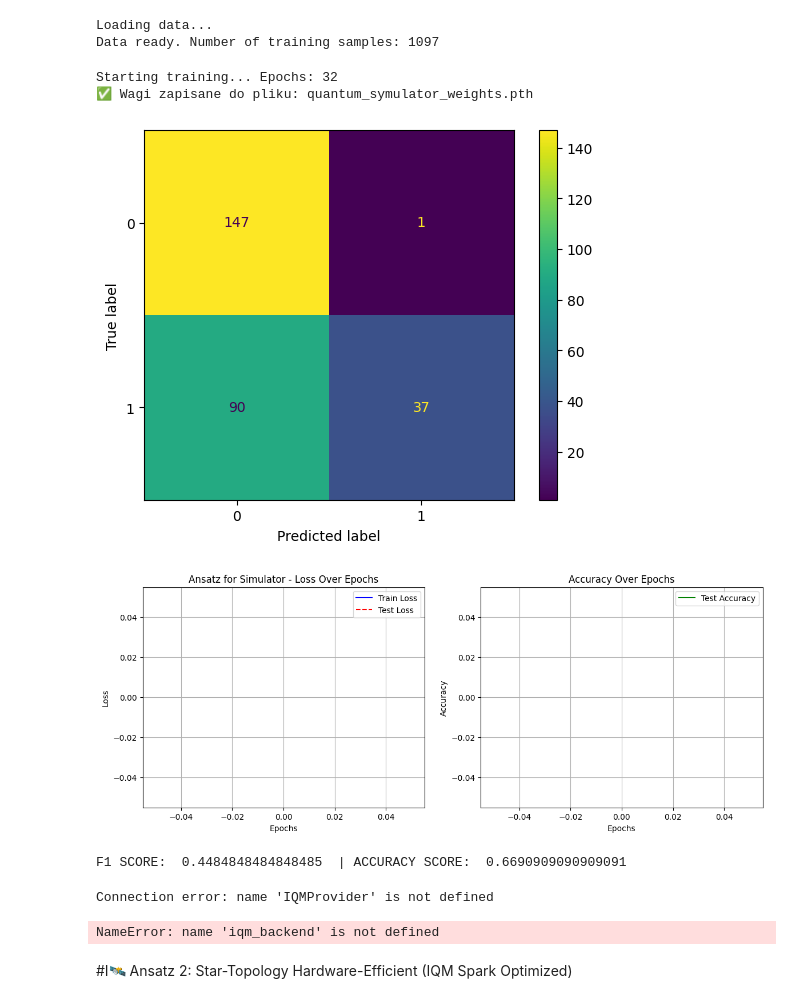
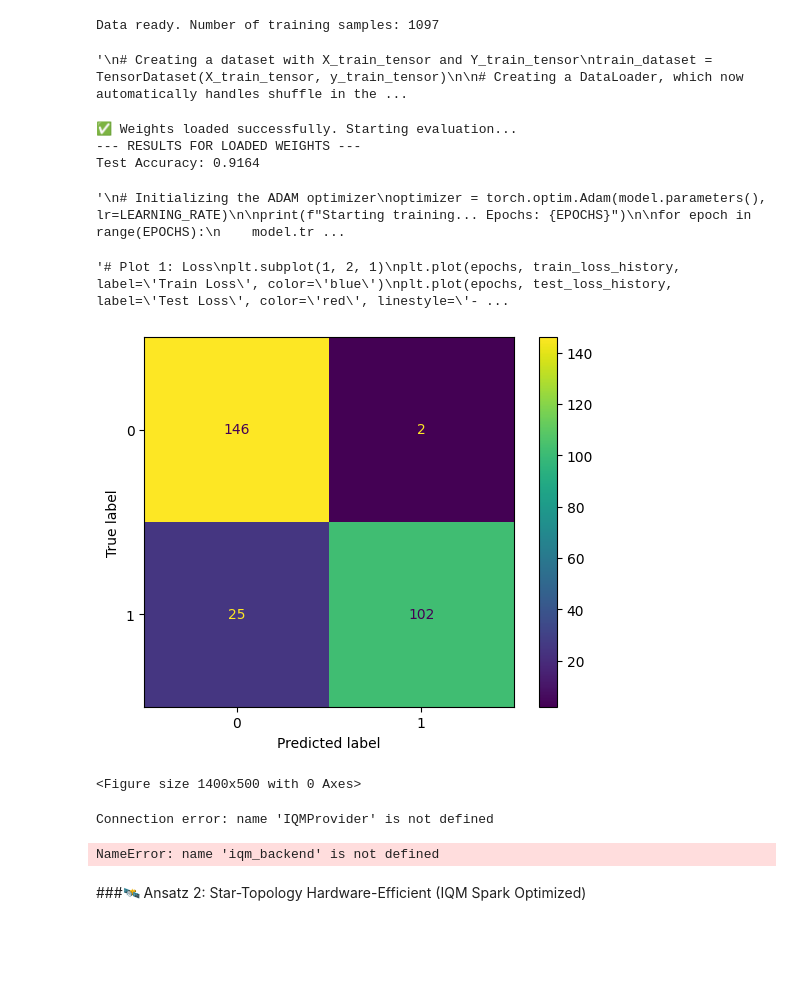
Before and after one commit to Kolo-Naukowe-Axion/QC1, a Jupyter notebook: ansatz_comparison.ipynb, the cells around one changed output. Saved outputs shown, nothing was run; the diff lists cells and outputs as text; code cells hidden in the pictures; blank space fills up the shorter version.

```diff
--- a/ansatz_comparison.ipynb
+++ b/ansatz_comparison.ipynb
@@ -456,7 +471,7 @@ class HybridModel(nn.Module):
     def forward(self, x):
         return self.quantum_layer(x)
 # %%
-EPOCHS = 32
+'''EPOCHS = 32
 BATCH_SIZE = 16
 LEARNING_RATE = 0.01
 
@@ -465,7 +480,7 @@ test_loss_history = []
 acc_history = []
 
 print("Loading data...")
-
+'''
 X_train, X_test, y_train_raw, y_test_raw = prepare_data()
 
 y_train = 2 * y_train_raw - 1
@@ -478,7 +493,6 @@ y_test = y_test.astype(np.float32)
 
 print(f"Data ready. Number of training samples: {len(X_train)}")
 # %% [output]
-Loading data...
 Data ready. Number of training samples: 1097
 # %%
 # --- Preparing the DataLoader ---
@@ -490,11 +504,14 @@ y_train_tensor = torch.tensor(y_train, dtype=torch.float32).reshape(-1, 1)
 X_test_tensor = torch.tensor(X_test, dtype=torch.float32)
 y_test_tensor = torch.tensor(y_test, dtype=torch.float32).reshape(-1, 1)
 
+'''
 # Creating a dataset with X_train_tensor and Y_train_tensor
 train_dataset = TensorDataset(X_train_tensor, y_train_tensor)
 
 # Creating a DataLoader, which now automatically handles shuffle in the training loop
-train_loader = DataLoader(train_dataset, batch_size=BATCH_SIZE, shuffle=True)
+train_loader = DataLoader(train_dataset, batch_size=BATCH_SIZE, shuffle=True)'''
+# %% [output]
+'\n# Creating a dataset with X_train_tensor and Y_train_tensor\ntrain_dataset = TensorDataset(X_train_tensor, y_train_tensor)\n\n# Creating a DataLoader, which now automatically handles shuffle in the ...
 # %%
 loss_function = torch.nn.MSELoss()
 
@@ -502,6 +519,22 @@ loss_function = torch.nn.MSELoss()
 final_ansatz = ansatz(5, 6)
 model = HybridModel(final_ansatz, 5)
 
+model.load_state_dict(torch.load("classic_ansatz_weights.pth"))
+model.eval()
+
+print("✅ Weights loaded successfully. Starting evaluation...")
+
+with torch.no_grad():
+    test_outputs = model(X_test_tensor)
+
+    predicted = (test_outputs > 0).float() * 2 - 1
+    correct = (predicted == y_test_tensor).sum().item()
+    test_accuracy = correct / len(y_test_tensor)
+
+print(f"--- RESULTS FOR LOADED WEIGHTS ---")
+print(f"Test Accuracy: {test_accuracy:.4f}")
+
+'''
 # Initializing the ADAM optimizer
 optimizer = torch.optim.Adam(model.parameters(), lr=LEARNING_RATE)
 
@@ -546,10 +579,12 @@ for epoch in range(EPOCHS):
 
 
 torch.save(model.state_dict(), "quantum_symulator_weights.pth")
-print(f"✅ Weights saved: quantum_symulator_weights.pth")
+print(f"✅ Weights saved: quantum_symulator_weights.pth")'''
 # %% [output]
-Starting training... Epochs: 32
-✅ Wagi zapisane do pliku: quantum_symulator_weights.pth
+✅ Weights loaded successfully. Starting evaluation...
+--- RESULTS FOR LOADED WEIGHTS ---
+Test Accuracy: 0.9164
+'\n# Initializing the ADAM optimizer\noptimizer = torch.optim.Adam(model.parameters(), lr=LEARNING_RATE)\n\nprint(f"Starting training... Epochs: {EPOCHS}")\n\nfor epoch in range(EPOCHS):\n    model.tr ...
 # %%
 with torch.no_grad():
     test_outputs_tensor = model(X_test_tensor)
@@ -557,39 +592,39 @@ with torch.no_grad():
 
 predicted = np.where(test_outputs > 0, 1, -1).flatten()
 
 c_matrix_display = ConfusionMatrixDisplay(confusion_matrix=confusion_matrix(y_test, predicted))
 c_matrix_display.plot()
 
-epochs = range(1, len(train_loss_history) + 1)
+#epochs = range(1, len(train_loss_history) + 1)
 
 plt.figure(figsize=(14, 5))
 
-# Plot 1: Loss
+'''# Plot 1: Loss
 plt.subplot(1, 2, 1)
 plt.plot(epochs, train_loss_history, label='Train Loss', color='blue')
 plt.plot(epochs, test_loss_history, label='Test Loss', color='red', linestyle='--')
 plt.title('Ansatz for Simulator - Loss Over Epochs')
 plt.xlabel('Epochs')
 plt.ylabel('Loss')
 plt.legend()
 plt.grid(True)
 
 # Plot 2: Accuracy
 plt.subplot(1, 2, 2)
 plt.plot(epochs, acc_history, label='Test Accuracy', color='green')
 plt.title('Accuracy Over Epochs')
 plt.xlabel('Epochs')
 plt.ylabel('Accuracy')
 plt.legend()
 plt.grid(True)
 
 plt.show()
 
-print("F1 SCORE: ", f1_score(y_test, predicted), " | ACCURACY SCORE: ", accuracy_score(y_test, predicted))
+print("F1 SCORE: ", f1_score(y_test, predicted), " | ACCURACY SCORE: ", accuracy_score(y_test, predicted))'''''
 # %% [output]
+'# Plot 1: Loss\nplt.subplot(1, 2, 1)\nplt.plot(epochs, train_loss_history, label=\'Train Loss\', color=\'blue\')\nplt.plot(epochs, test_loss_history, label=\'Test Loss\', color=\'red\', linestyle=\'- ...
-[figure, old version]
+[figure, new version]
-[figure, removed]
-F1 SCORE:  0.4484848484848485  | ACCURACY SCORE:  0.6690909090909091
+<Figure size 1400x500 with 0 Axes>
 # %%
 # ---------------------------------------------------------
 # Connect to IQM
@@ -697,5 +741,5 @@ print(f"Actual Class:       {int(actual_label)}")
 print(f"Confidence Level:   {abs(prediction.item()):.2%}")
 print("="*40)
 # %% [markdown]
-#I🛰️ Ansatz 2: Star-Topology Hardware-Efficient (IQM Spark Optimized)
+###🛰️ Ansatz 2: Star-Topology Hardware-Efficient (IQM Spark Optimized)
 # %% [markdown]
```
Also changed, not shown: parts of 20 cells of this notebook.
